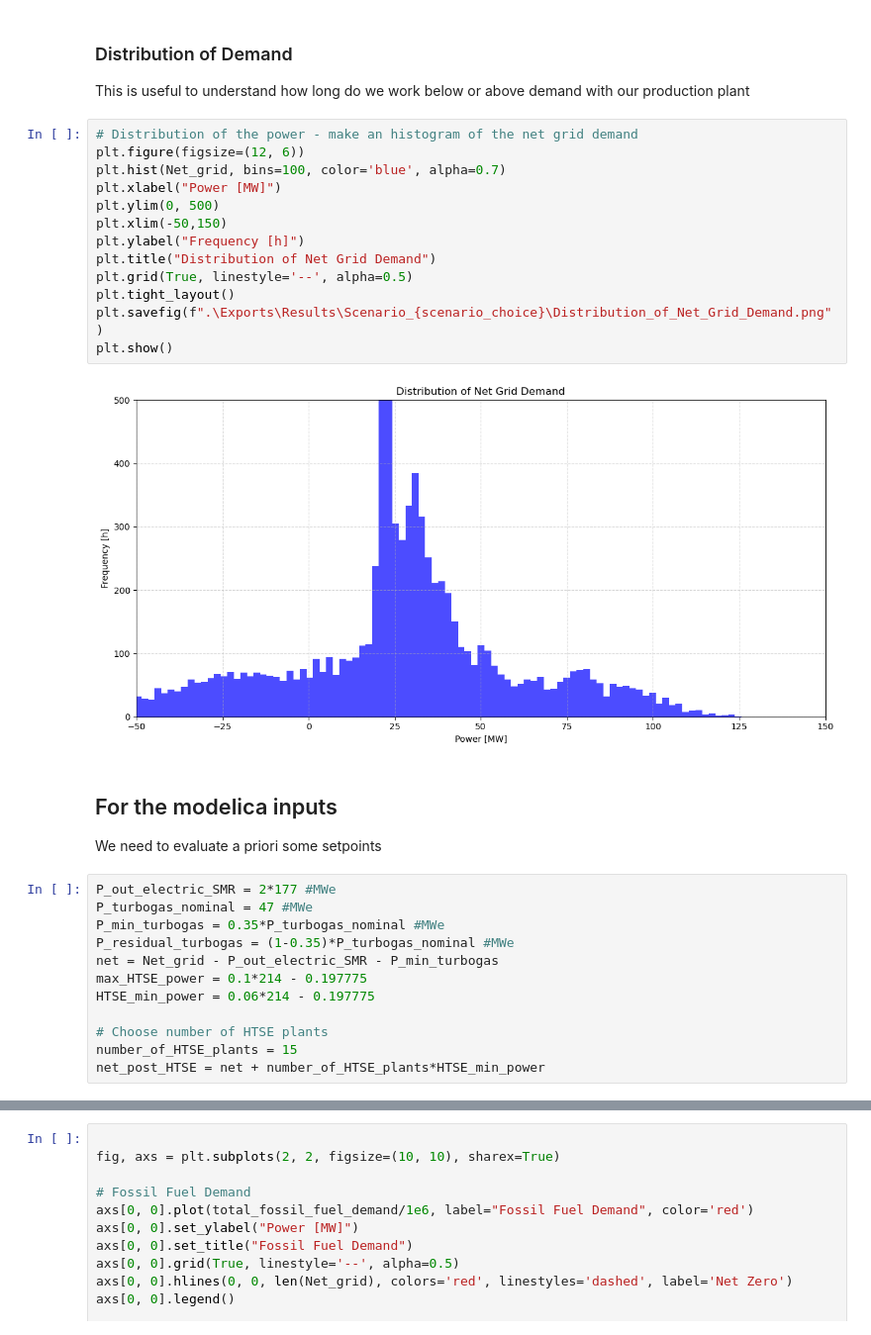
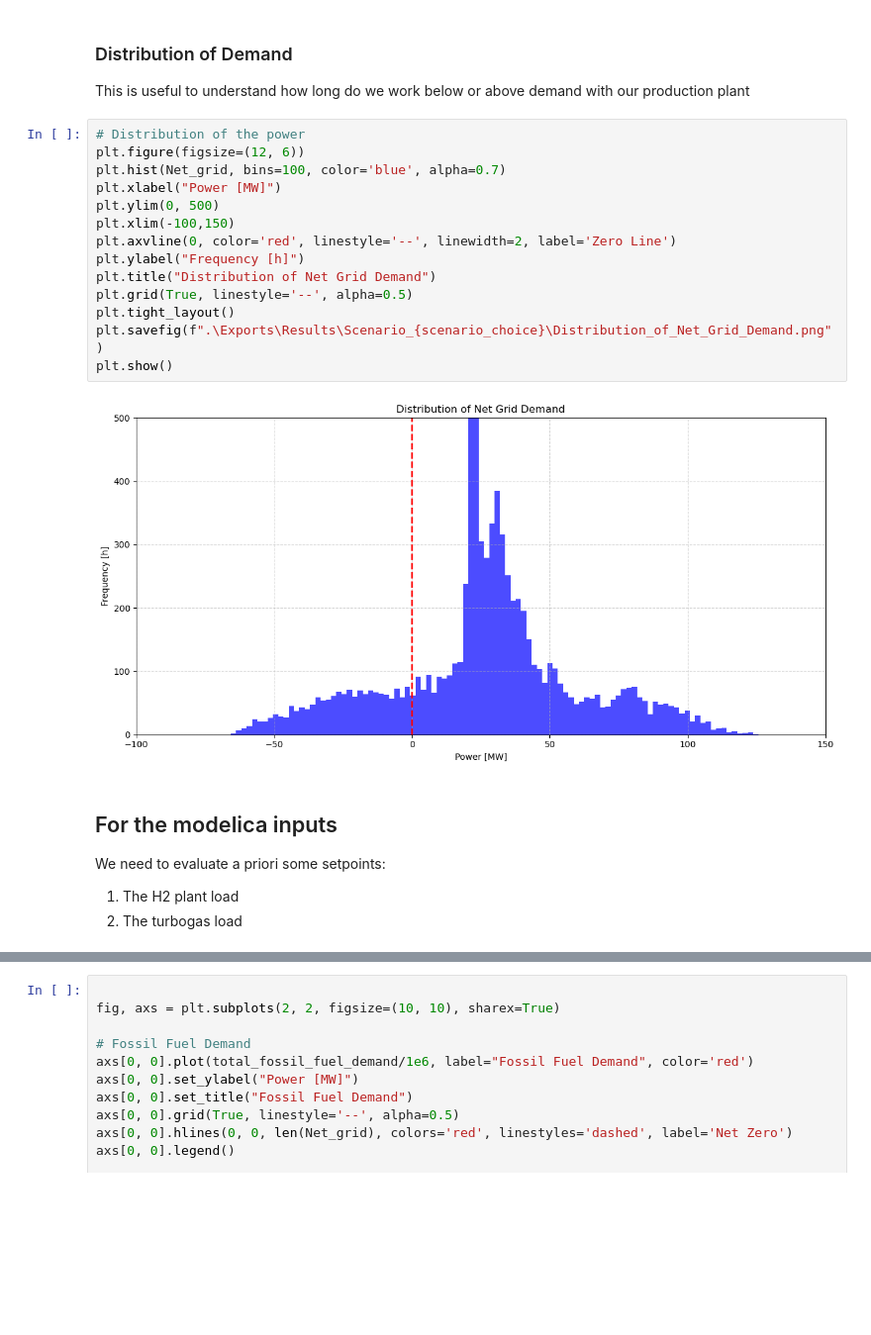
Before and after one commit to simo-pagliu/INRE, a Jupyter notebook: Energy Demand.ipynb, the cells around one changed output, grey strips where cells are left out. Shown at 99% size. Cells and saved outputs as stored; diff of their text form; blank space fills up the shorter version.

```diff
--- a/Energy Demand.ipynb
+++ b/Energy Demand.ipynb
@@ -655,32 +639,23 @@ df.to_csv(".\\Exports\\Net_Grid_Demand.csv", index=False)
 ### Distribution of Demand
 This is useful to understand how long do we work below or above demand with our production plant
 # %%
-# Distribution of the power - make an histogram of the net grid demand
+# Distribution of the power
 plt.figure(figsize=(12, 6))
 plt.hist(Net_grid, bins=100, color='blue', alpha=0.7)
 plt.xlabel("Power [MW]")
 plt.ylim(0, 500)
-plt.xlim(-50,150)
+plt.xlim(-100,150)
+plt.axvline(0, color='red', linestyle='--', linewidth=2, label='Zero Line')
 plt.ylabel("Frequency [h]")
 plt.title("Distribution of Net Grid Demand")
 plt.grid(True, linestyle='--', alpha=0.5)
 plt.tight_layout()
 plt.savefig(f".\Exports\Results\Scenario_{scenario_choice}\Distribution_of_Net_Grid_Demand.png")
 plt.show()
 # %% [output]
-[figure, old version]
+[figure, new version]
 # %% [markdown]
 ## For the modelica inputs
-We need to evaluate a priori some setpoints
+We need to evaluate a priori some setpoints:
+1) The H2 plant load
+2) The turbogas load
-# %%
-P_out_electric_SMR = 2*177 #MWe
-P_turbogas_nominal = 47 #MWe
-P_min_turbogas = 0.35*P_turbogas_nominal #MWe
-P_residual_turbogas = (1-0.35)*P_turbogas_nominal #MWe
-net = Net_grid - P_out_electric_SMR - P_min_turbogas
-max_HTSE_power = 0.1*214 - 0.197775
-HTSE_min_power = 0.06*214 - 0.197775
-
-# Choose number of HTSE plants
-number_of_HTSE_plants = 15
-net_post_HTSE = net + number_of_HTSE_plants*HTSE_min_power
```
Also changed, not shown: parts of 35 cells of this notebook.
